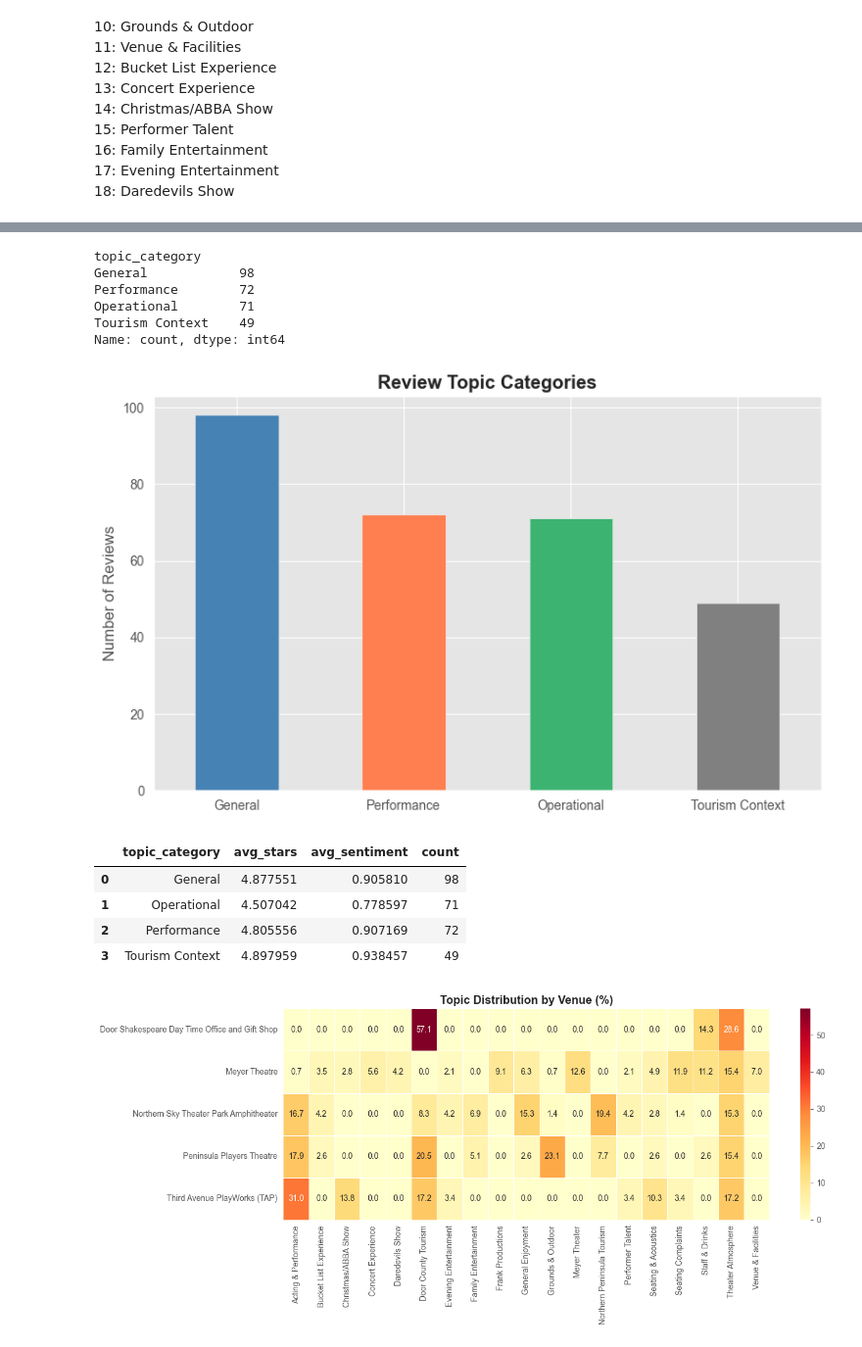
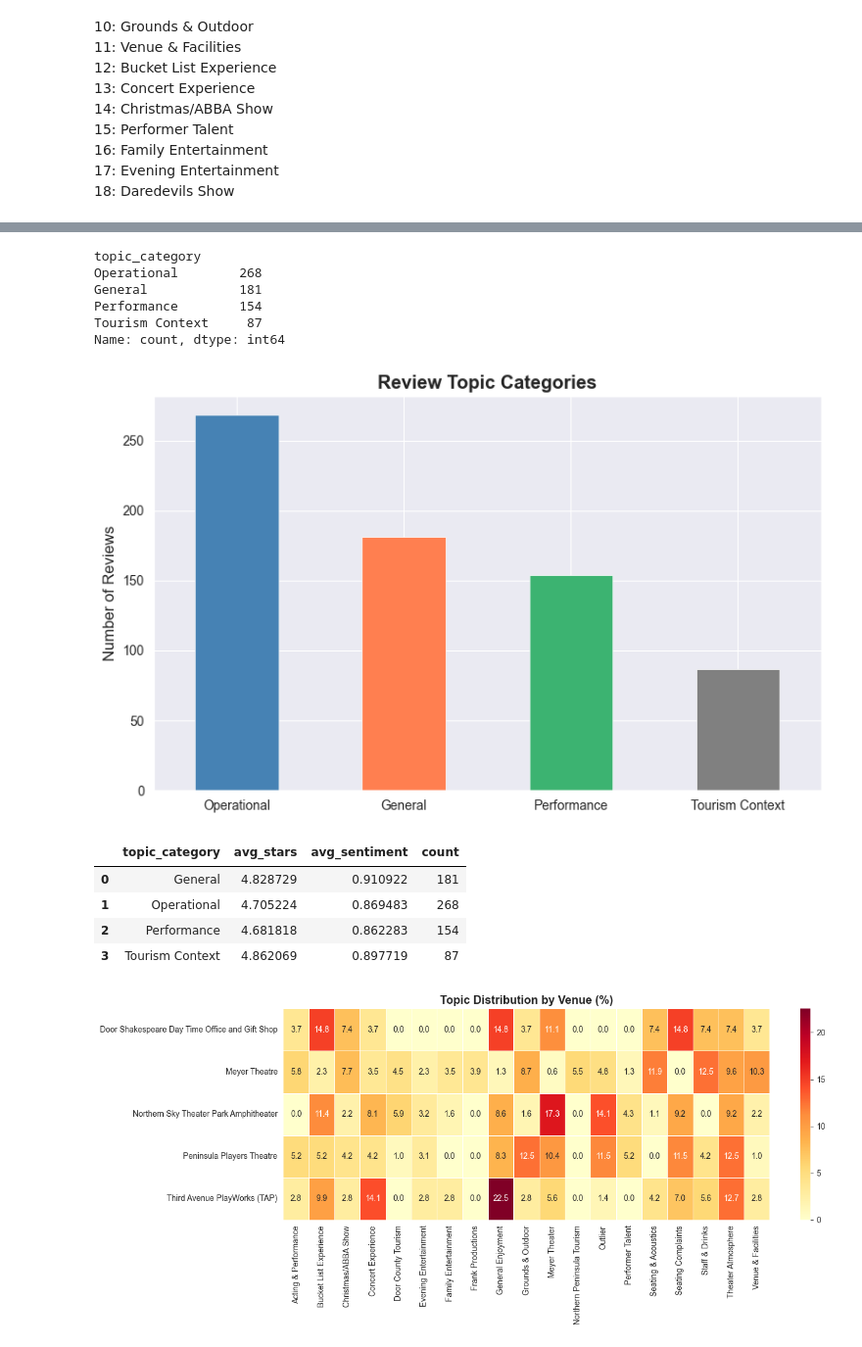
Before and after one commit to ezralinnan/RuralTheatreReviewsNLP, a Jupyter notebook: review_nlp.ipynb, the cells around one changed output, grey strips where cells are left out. Shown at 98% size. Saved outputs shown, nothing was run; the diff lists cells and outputs as text; code cells hidden in the pictures.

```diff
--- a/review_nlp.ipynb
+++ b/review_nlp.ipynb
@@ -665,19 +689,20 @@ plt.show()
 # %%
-topic_sentiment = (
-    sentiment_df[sentiment_df['topic'] != -1]
-    .groupby('topic')
+exploded = sentiment_df[sentiment_df['topic'] != 1].explode('multi_topics')
+exploded['topic_num'] = exploded['multi_topics'].apply(lambda l: l[0])
+exploded['topic_name'] = exploded['multi_topics'].apply(lambda m: m[1])
+
+topic_sentiment_multi = (
+    exploded
+    .groupby('topic_name')
     .agg(
-        review_count=('topic', 'count'),
+        review_count=('topic_name', 'count'),
         avg_stars=('stars_given', 'mean'),
         avg_roberta_compound=('roberta_compound', 'mean'),
         pct_negative=('true_label', lambda a: (a == 'negative').mean() * 100)
     )
     .reset_index()
+    .sort_values('avg_stars', ascending=False)
 )
 
-topic_names = topic_info[topic_info['Topic'] != -1][['Topic', 'Name']].rename(columns={'Topic' : 'topic'})
-topic_sentiment = topic_sentiment.merge(topic_names, on='topic')
-
-topic_sentiment = topic_sentiment.sort_values('avg_stars', ascending=False)
-topic_sentiment
+topic_sentiment_multi
 # %% [output]
@@ -737,19 +767,19 @@ performance_topics = [13, 17, 16, 1, 15, 18, 14]
 tourism_topics     = [2, 7, 12]
 operational_topics = [9, 4, 5, 10, 11]
 
-def categorize_topic(t):
-    if t in performance_topics:
+def categorize_topic(t_):
+    if t_ in performance_topics:
         return 'Performance'
-    elif t in tourism_topics:
+    elif t_ in tourism_topics:
         return 'Tourism Context'
-    elif t in operational_topics:
+    elif t_ in operational_topics:
         return 'Operational'
     else:
         return 'General'
 
-sentiment_df['topic_category'] = sentiment_df['topic'].apply(categorize_topic)
+exploded['topic_category'] = exploded['topic_num'].apply(categorize_topic)
 
-cat_counts = sentiment_df[sentiment_df['topic'] != -1]['topic_category'].value_counts()
+cat_counts = exploded['topic_category'].value_counts()
 print(cat_counts)
 
 fig, ax = plt.subplots(figsize=(8, 5))
@@ -762,62 +792,60 @@ plt.tight_layout()
 plt.show()
 
 cat_sentiment = (
-    sentiment_df[sentiment_df['topic'] != -1]
+    exploded
     .groupby('topic_category')
     .agg(
         avg_stars=('stars_given', 'mean'),
         avg_sentiment=('roberta_compound', 'mean'),
-        count=('topic', 'count')
+        count=('topic_category', 'count')
     )
     .reset_index()
 )
 cat_sentiment
 # %% [output]
 topic_category
-General            98
-Performance        72
-Operational        71
-Tourism Context    49
+Operational        268
+General            181
+Performance        154
+Tourism Context     87
 Name: count, dtype: int64
-[figure, old version]
+[figure, new version]
 |  | topic_category | avg_stars | avg_sentiment | count |
-| 0 | General | 4.877551 | 0.905810 | 98 |
-| 1 | Operational | 4.507042 | 0.778597 | 71 |
-| 2 | Performance | 4.805556 | 0.907169 | 72 |
-| 3 | Tourism Context | 4.897959 | 0.938457 | 49 |
+| 0 | General | 4.828729 | 0.910922 | 181 |
+| 1 | Operational | 4.705224 | 0.869483 | 268 |
+| 2 | Performance | 4.681818 | 0.862283 | 154 |
+| 3 | Tourism Context | 4.862069 | 0.897719 | 87 |
 # %%
 # venue topic distribution
 # Answers: do different theaters attract reviews about different topics?
 
 venue_topic = (
-    sentiment_df[sentiment_df['topic'] != -1]
-    .groupby(['venue_name', 'topic'])
+    exploded
+    .groupby(['venue_name', 'topic_name'])
     .size()
     .reset_index(name='count')
 )
 
 venue_topic['pct'] = venue_topic.groupby('venue_name')['count'].transform(
     lambda b: b / b.sum() * 100
 )
 
-venue_topic = venue_topic.merge(topic_names, on='topic')
-
-pivot = venue_topic.pivot(index='venue_name', columns='Name', values='pct').fillna(0)
+pivot = venue_topic.pivot(index='venue_name', columns='topic_name', values='pct').fillna(0)
 
 fig, ax = plt.subplots(figsize=(14, 6))
 sns.heatmap(
     pivot,
     annot=True,
     fmt='.1f',
     cmap='YlOrRd',
     ax=ax,
     linewidths=0.5
 )
 ax.set_title('Topic Distribution by Venue (%)', fontweight='bold')
 ax.set_xlabel('')
 ax.set_ylabel('')
 plt.tight_layout()
 plt.show()
 # %% [output]
-[figure, old version]
+[figure, new version]
 # %% [markdown]
```
Also changed, not shown: parts of 11 cells of this notebook.
